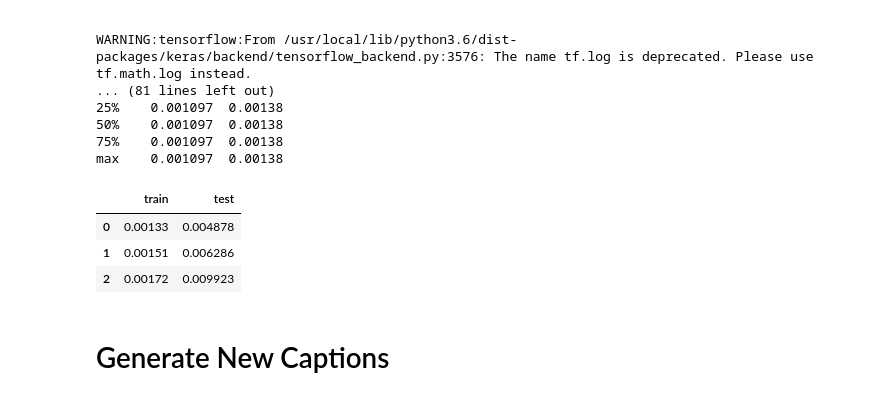
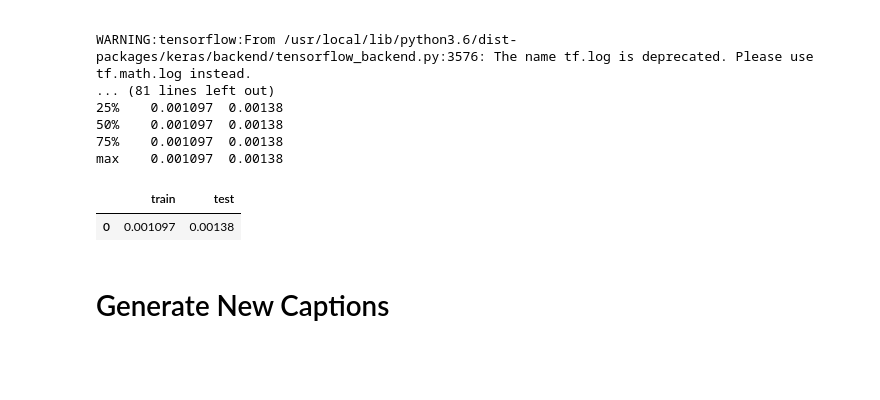
Before and after one commit to duttagoutam/LJMUMasters, a Jupyter notebook: ImageCaptioningFlickr8kFinal.ipynb, the cells around one changed output. Drawn from its saved outputs; the diff is of its cells as text; code cells hidden in the pictures; blank space fills up the shorter version.

```diff
--- a/ImageCaptioningFlickr8kFinal.ipynb
+++ b/ImageCaptioningFlickr8kFinal.ipynb
@@ -722,15 +723,14 @@ WARNING:tensorflow:From /usr/local/lib/python3.6/dist-packages/keras/backend/ten
 75%    0.001097  0.00138
 max    0.001097  0.00138
 # %%
+resultFolder = folderName+'/Result'
 resultFile = resultFolder+'/'+'baseline1.csv'
 data = pd.read_csv(resultFile)
 # Preview the first 5 lines of the loaded data
 data.head(5)
 # %% [output]
 |  | train | test |
-| 0 | 0.00133 | 0.004878 |
-| 1 | 0.00151 | 0.006286 |
-| 2 | 0.00172 | 0.009923 |
+| 0 | 0.001097 | 0.00138 |
 # %% [markdown]
 # Generate New Captions
 # %%
```
Also changed, not shown: parts of 14 cells of this notebook.
